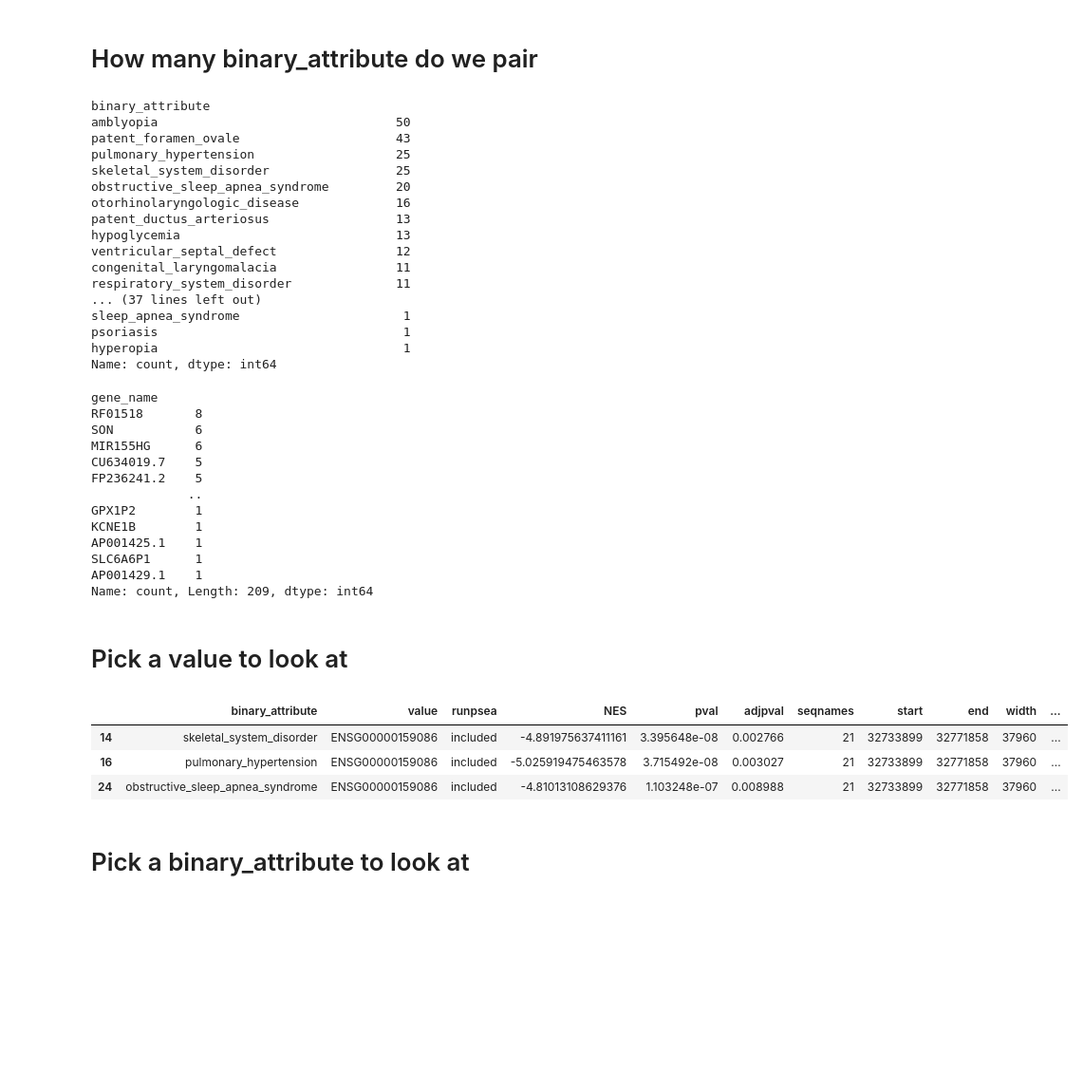
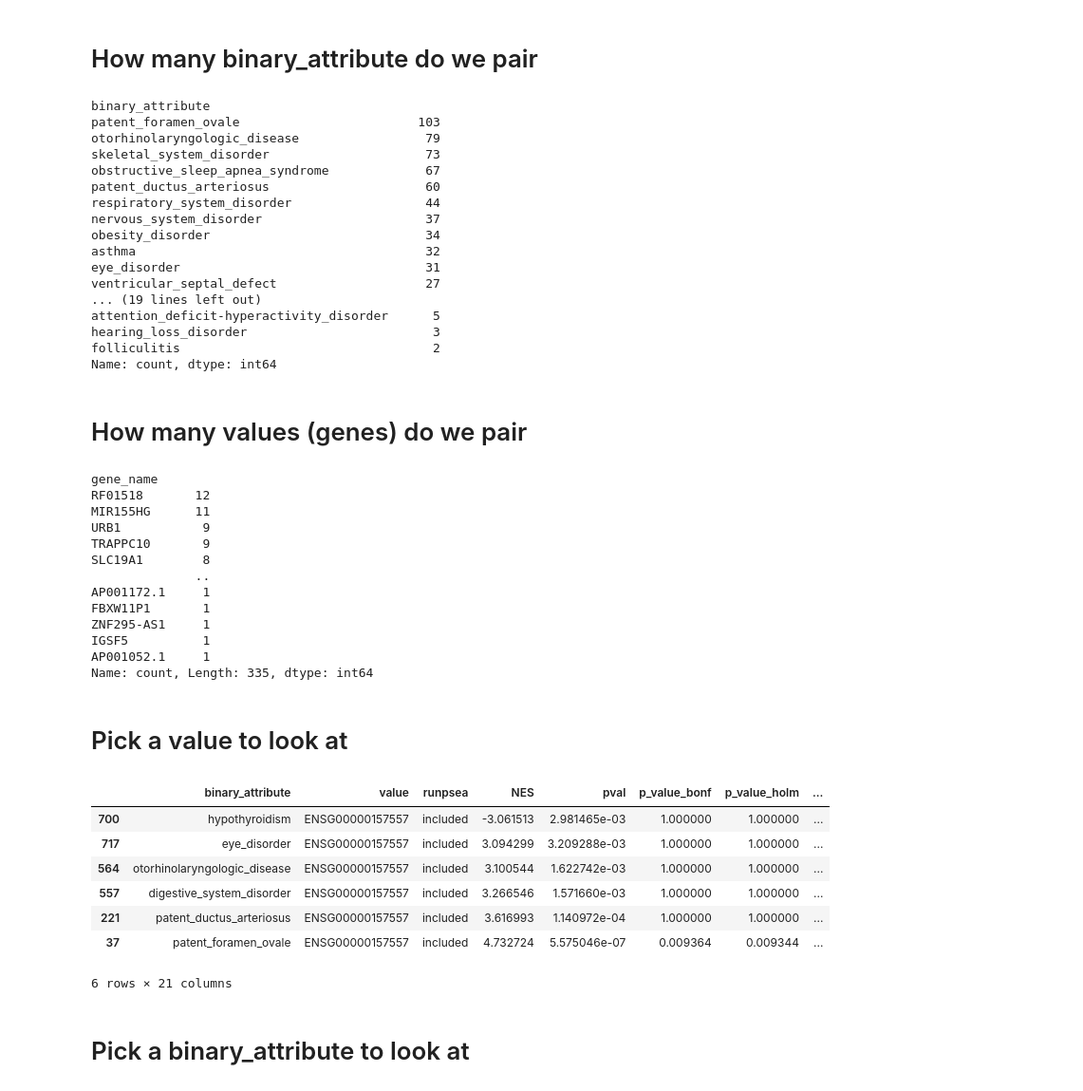
Before and after one commit to reza610/psea, a Jupyter notebook: notebook_examples/read_output.ipynb, the cells around one changed output. Shown at 95% size. Cells and saved outputs as stored; diff of their text form; code cells hidden in the pictures; blank space fills up the shorter version.

```diff
--- a/notebook_examples/read_output.ipynb
+++ b/notebook_examples/read_output.ipynb
@@ -7,7 +7,7 @@ import plotly.express as px
 # read in the files we will look at
 # %%
 indir="../testdata/"
-df = pd.read_csv(indir+"psea_scores_20240919-161614.adjpval.csv", index_col=0)
+df = pd.read_csv(indir+"psea_scores_20240923-152820.adjpval.csv", index_col=0)
 genedf = pd.read_csv(indir+"genes.csv", index_col=0)
 # %%
 genedf["value"]=genedf["gene_id"]
@@ -41,7 +72,7 @@ fig.show()
 # %% [markdown]
 # Find pairs predicted by PSEA
 # %%
-df_nona_threshold = df_nona[df_nona["adjpval"]<6]
+df_nona_threshold = df_nona[df_nona["p_value_BenjaminiHochberg"]<0.1]
 # %%
 df_nona_threshold
 # %% [output]
@@ -81,19 +112,19 @@ df_nona_threshold_names
 df_nona_threshold_names["binary_attribute"].value_counts()
 # %% [output]
 binary_attribute
-amblyopia                                50
-patent_foramen_ovale                     43
-pulmonary_hypertension                   25
-skeletal_system_disorder                 25
-obstructive_sleep_apnea_syndrome         20
-otorhinolaryngologic_disease             16
-patent_ductus_arteriosus                 13
-hypoglycemia                             13
-ventricular_septal_defect                12
-congenital_laryngomalacia                11
-respiratory_system_disorder              11
-... (37 lines left out)
-sleep_apnea_syndrome                      1
-psoriasis                                 1
-hyperopia                                 1
+patent_foramen_ovale                        103
+otorhinolaryngologic_disease                 79
+skeletal_system_disorder                     73
+obstructive_sleep_apnea_syndrome             67
+patent_ductus_arteriosus                     60
+respiratory_system_disorder                  44
+nervous_system_disorder                      37
+obesity_disorder                             34
+asthma                                       32
+eye_disorder                                 31
+ventricular_septal_defect                    27
+... (19 lines left out)
+attention_deficit-hyperactivity_disorder      5
+hearing_loss_disorder                         3
+folliculitis                                  2
 Name: count, dtype: int64
@@ -102,28 +131,40 @@ Name: count, dtype: int64
+# %% [markdown]
+# How many values (genes) do we pair
 # %%
 df_nona_threshold_names["gene_name"].value_counts()
 # %% [output]
 gene_name
-RF01518       8
-SON           6
-MIR155HG      6
-CU634019.7    5
-FP236241.2    5
-             ..
-GPX1P2        1
-KCNE1B        1
-AP001425.1    1
-SLC6A6P1      1
-AP001429.1    1
-Name: count, Length: 209, dtype: int64
+RF01518       12
+MIR155HG      11
+URB1           9
+TRAPPC10       9
+SLC19A1        8
+              ..
+AP001172.1     1
+FBXW11P1       1
+ZNF295-AS1     1
+IGSF5          1
+AP001052.1     1
+Name: count, Length: 335, dtype: int64
 # %% [markdown]
 # Pick a value to look at
 # %%
-df_nona_threshold_names[df_nona_threshold_names["gene_name"]=="PAXBP1"]
+#agene = "RCAN1"
+agene = "PRMT2"
+#agene = "IFNAR2"
+agene="ETS2"
+agene_df = df_nona_threshold_names[df_nona_threshold_names["gene_name"]==agene]
+agene_df = agene_df.sort_values(["NES"])
+agene_df
 # %% [output]
-|  | binary_attribute | value | runpsea | NES | pval | adjpval | seqnames | start | end | width | ... |
-| 14 | skeletal_system_disorder | ENSG00000159086 | included | -4.891975637411161 | 3.395648e-08 | 0.002766 | 21 | 32733899 | 32771858 | 37960 | ... |
-| 16 | pulmonary_hypertension | ENSG00000159086 | included | -5.025919475463578 | 3.715492e-08 | 0.003027 | 21 | 32733899 | 32771858 | 37960 | ... |
-| 24 | obstructive_sleep_apnea_syndrome | ENSG00000159086 | included | -4.81013108629376 | 1.103248e-07 | 0.008988 | 21 | 32733899 | 32771858 | 37960 | ... |
+|  | binary_attribute | value | runpsea | NES | pval | p_value_bonf | p_value_holm | ... |
+| 700 | hypothyroidism | ENSG00000157557 | included | -3.061513 | 2.981465e-03 | 1.000000 | 1.000000 | ... |
+| 717 | eye_disorder | ENSG00000157557 | included | 3.094299 | 3.209288e-03 | 1.000000 | 1.000000 | ... |
+| 564 | otorhinolaryngologic_disease | ENSG00000157557 | included | 3.100544 | 1.622742e-03 | 1.000000 | 1.000000 | ... |
+| 557 | digestive_system_disorder | ENSG00000157557 | included | 3.266546 | 1.571660e-03 | 1.000000 | 1.000000 | ... |
+| 221 | patent_ductus_arteriosus | ENSG00000157557 | included | 3.616993 | 1.140972e-04 | 1.000000 | 1.000000 | ... |
+| 37 | patent_foramen_ovale | ENSG00000157557 | included | 4.732724 | 5.575046e-07 | 0.009364 | 0.009344 | ... |
+6 rows × 21 columns
 # %% [markdown]
 # Pick a binary_attribute to look at
 # %%
```
Also changed, not shown: parts of 14 cells of this notebook, 7 other files.
